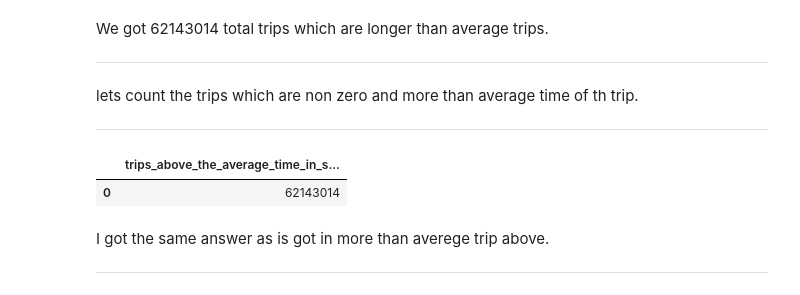
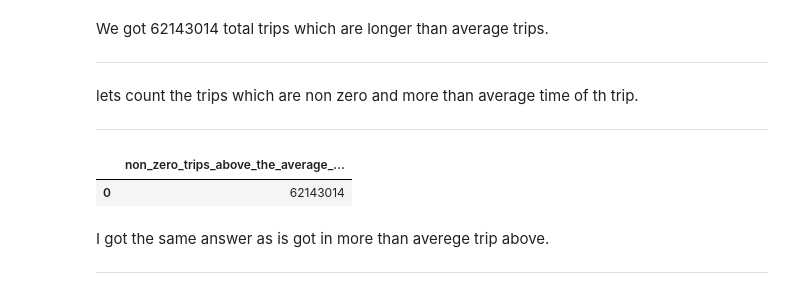
Before and after one commit to ashpou1/data-processing-4313, a Jupyter notebook: exam1.ipynb, the cells around one changed output. Saved outputs shown, nothing was run; the diff lists cells and outputs as text; code cells hidden in the pictures.

```diff
--- a/exam1.ipynb
+++ b/exam1.ipynb
@@ -308,11 +308,11 @@ lets count the trips which are non zero and more than average time of th trip.
 ---
 # %%
 %%bigquery --project data-viz-338818
-SELECT COUNT(*) as trips_above_the_average_time_in_seconds
+SELECT COUNT(*) as non_zero_trips_above_the_average_time_in_seconds
 FROM `bigquery-public-data.chicago_taxi_trips.taxi_trips`
 WHERE trip_seconds >=0 AND trip_seconds >=792.7
 # %% [output]
-|  | trips_above_the_average_time_in_s... |
+|  | non_zero_trips_above_the_average_... |
 | 0 | 62143014 |
 # %% [markdown]
 I got the same answer as is got in  more than averege trip above.
```
